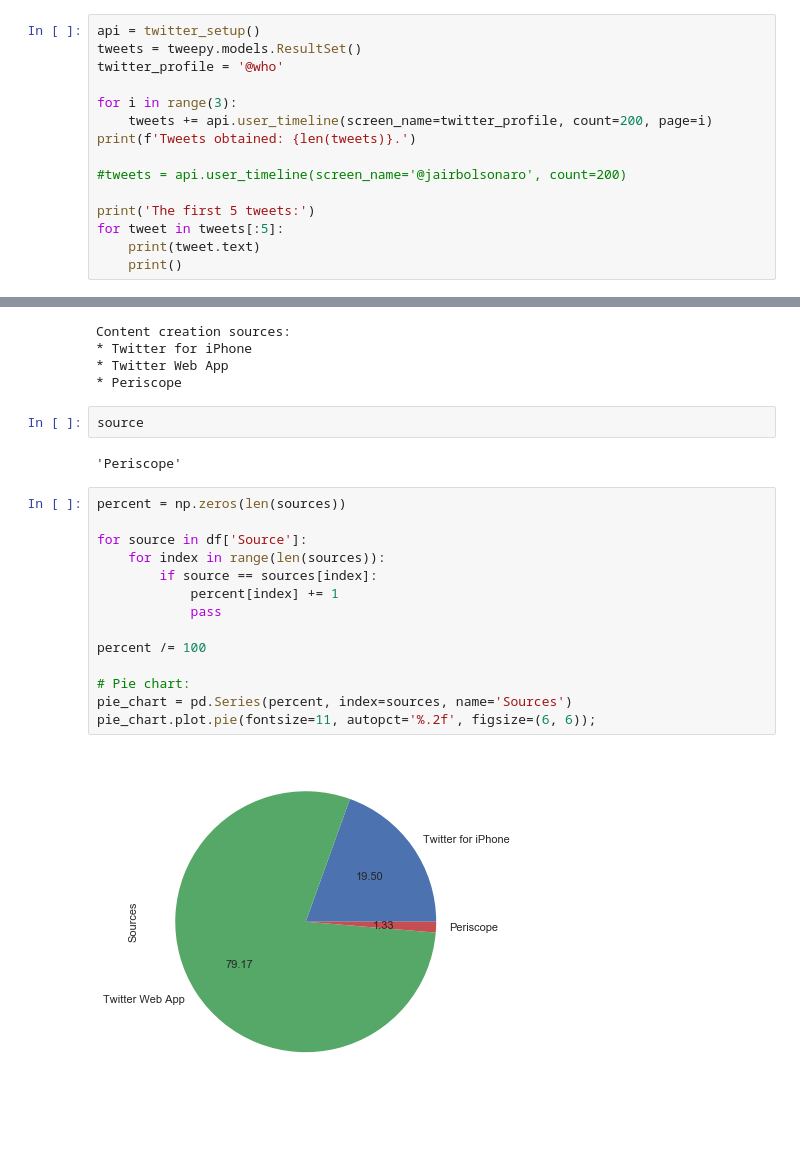
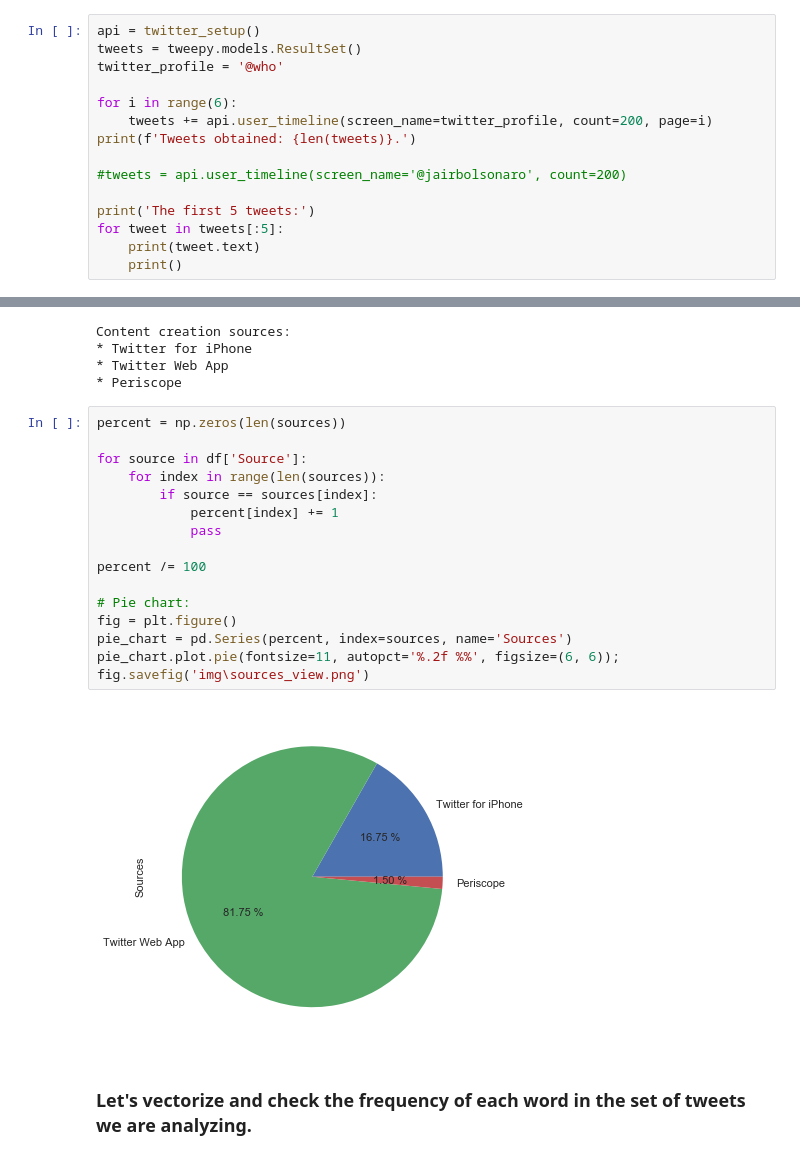
Before and after one commit to Collumbus/Sentiment-Analysis-WHO-Tweets, a Jupyter notebook: main.ipynb, the cells around one changed output, grey strips where cells are left out. Cells and saved outputs as stored; diff of their text form; blank space fills up the shorter version.

```diff
--- a/main.ipynb
+++ b/main.ipynb
@@ -30,7 +34,7 @@ api = twitter_setup()
 tweets = tweepy.models.ResultSet()
 twitter_profile = '@who'
 
-for i in range(3):
+for i in range(6):
     tweets += api.user_timeline(screen_name=twitter_profile, count=200, page=i)
 print(f'Tweets obtained: {len(tweets)}.')
 
@@ -174,26 +191,26 @@ Content creation sources:
 * Twitter for iPhone
 * Twitter Web App
 * Periscope
-# %%
-source
-# %% [output]
-'Periscope'
 # %%
 percent = np.zeros(len(sources))
 
 for source in df['Source']:
     for index in range(len(sources)):
         if source == sources[index]:
             percent[index] += 1
             pass
 
 percent /= 100
 
 # Pie chart:
+fig = plt.figure()
 pie_chart = pd.Series(percent, index=sources, name='Sources')
-pie_chart.plot.pie(fontsize=11, autopct='%.2f', figsize=(6, 6));
+pie_chart.plot.pie(fontsize=11, autopct='%.2f %%', figsize=(6, 6));
+fig.savefig('img\sources_view.png')
 # %% [output]
-[figure, old version]
+[figure, new version]
+# %% [markdown]
+### Let's vectorize and check the frequency of each word in the set of tweets we are analyzing.
 # %%
 from sklearn.feature_extraction.text import CountVectorizer
 cv = CountVectorizer()
```
Also changed, not shown: parts of 31 cells of this notebook, 7 other files.
